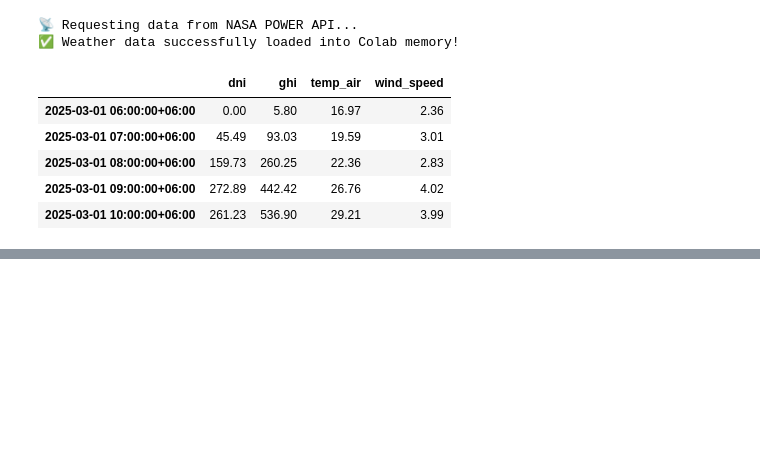
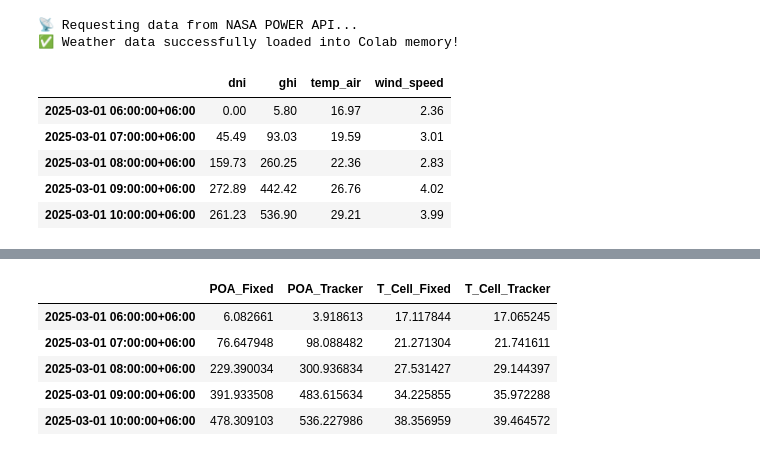
Before and after one commit to Milu-BD/solar-tracker-predictive-engine, a Jupyter notebook: predictive_engine.ipynb, the cells around one changed output, grey strips where cells are left out. Saved outputs shown, nothing was run; the diff lists cells and outputs as text; code cells hidden in the pictures; blank space fills up the shorter version.

```diff
--- a/predictive_engine.ipynb
+++ b/predictive_engine.ipynb
@@ -51,3 +51,79 @@ weather_data[['dni', 'ghi', 'temp_air', 'wind_speed']].head()
 | 2025-03-01 08:00:00+06:00 | 159.73 | 260.25 | 22.36 | 2.83 |
 | 2025-03-01 09:00:00+06:00 | 272.89 | 442.42 | 26.76 | 4.02 |
 | 2025-03-01 10:00:00+06:00 | 261.23 | 536.90 | 29.21 | 3.99 |
+# %%
+# ------------------------------------------------------------------------------
+# MASTER CLOUD ENGINE: DATA INGESTION, POSITIONING, & THERMAL TRANSFORMATION
+# ------------------------------------------------------------------------------
+# If Google Colab ever disconnects or errors out, just click play on this cell.
+
+# 1. Force cloud installation of the missing solar toolkit
+!pip install pvlib -q
+
+import pvlib
+import pandas as pd
+import numpy as np
+
+print("🛰️ Step 1: Re-establishing cloud variables and target coordinates...")
+LATITUDE = 24.3636
+LONGITUDE = 88.6284
+TIMEZONE = 'Asia/Dhaka'
+START_DATE = pd.Timestamp('2025-03-01', tz=TIMEZONE)
+END_DATE = pd.Timestamp('2025-03-07', tz=TIMEZONE)
+
+print("📡 Step 2: Fetching weather streams from NASA POWER cloud storage...")
+weather_data, metadata = pvlib.iotools.get_nasa_power(
+    latitude=LATITUDE,
+    longitude=LONGITUDE,
+    start=START_DATE,
+    end=END_DATE
+)
+weather_data.index = pd.to_datetime(weather_data.index).tz_convert(TIMEZONE)
+
+print("🌞 Step 3: Calculating continuous solar coordinates (Zenith & Azimuth)...")
+solpos = pvlib.solarposition.get_solarposition(
+    time=weather_data.index,
+    latitude=LATITUDE,
+    longitude=LONGITUDE
+)
+
+print("📐 Step 4: Modeling Plane-of-Array (POA) Irradiance profiles...")
+# Configuration A: Fixed Position Panel System (Your thesis 50° Tilt baseline)
+fixed_poa = pvlib.irradiance.get_total_irradiance(
+    surface_tilt=50,
+    surface_azimuth=180,
+    solar_zenith=solpos['apparent_zenith'],
+    solar_azimuth=solpos['azimuth'],
+    dni=weather_data['dni'], ghi=weather_data['ghi'], dhi=weather_data['dhi']
+)
+
+# Configuration B: True Dual-Axis Tracking System (Dynamic alignment setup)
+tracking_poa = pvlib.irradiance.get_total_irradiance(
+    surface_tilt=solpos['apparent_zenith'],
+    surface_azimuth=solpos['azimuth'],
+    solar_zenith=solpos['apparent_zenith'],
+    solar_azimuth=solpos['azimuth'],
+    dni=weather_data['dni'], ghi=weather_data['ghi'], dhi=weather_data['dhi']
+)
+
+# Append results back to our core cloud dataframe
+weather_data['POA_Fixed'] = fixed_poa['poa_global']
+weather_data['POA_Tracker'] = tracking_poa['poa_global']
+
+print("🌡️ Step 5: Processing empirical Cell Operating Temperatures (Faiman Model)...")
+weather_data['T_Cell_Fixed'] = pvlib.temperature.faiman(
+    poa_global=weather_data['POA_Fixed'],
+    temp_air=weather_data['temp_air'],
+    wind_speed=weather_data['wind_speed']
+)
+
+weather_data['T_Cell_Tracker'] = pvlib.temperature.faiman(
+    poa_global=weather_data['POA_Tracker'],
+    temp_air=weather_data['temp_air'],
+    wind_speed=weather_data['wind_speed']
+)
+
+print("✅ Success! All tracking data and temperatures are computed and active.")
+# Display structural dataset preview
+weather_data[['POA_Fixed', 'POA_Tracker', 'T_Cell_Fixed', 'T_Cell_Tracker']].dropna().head()
+# %% [output]
@@ -53,0 +136,6 @@ weather_data[['dni', 'ghi', 'temp_air', 'wind_speed']].head()
+|  | POA_Fixed | POA_Tracker | T_Cell_Fixed | T_Cell_Tracker |
+| 2025-03-01 06:00:00+06:00 | 6.082661 | 3.918613 | 17.117844 | 17.065245 |
+| 2025-03-01 07:00:00+06:00 | 76.647948 | 98.088482 | 21.271304 | 21.741611 |
+| 2025-03-01 08:00:00+06:00 | 229.390034 | 300.936834 | 27.531427 | 29.144397 |
+| 2025-03-01 09:00:00+06:00 | 391.933508 | 483.615634 | 34.225855 | 35.972288 |
+| 2025-03-01 10:00:00+06:00 | 478.309103 | 536.227986 | 38.356959 | 39.464572 |
```
Also changed, not shown: parts of 3 cells of this notebook.
